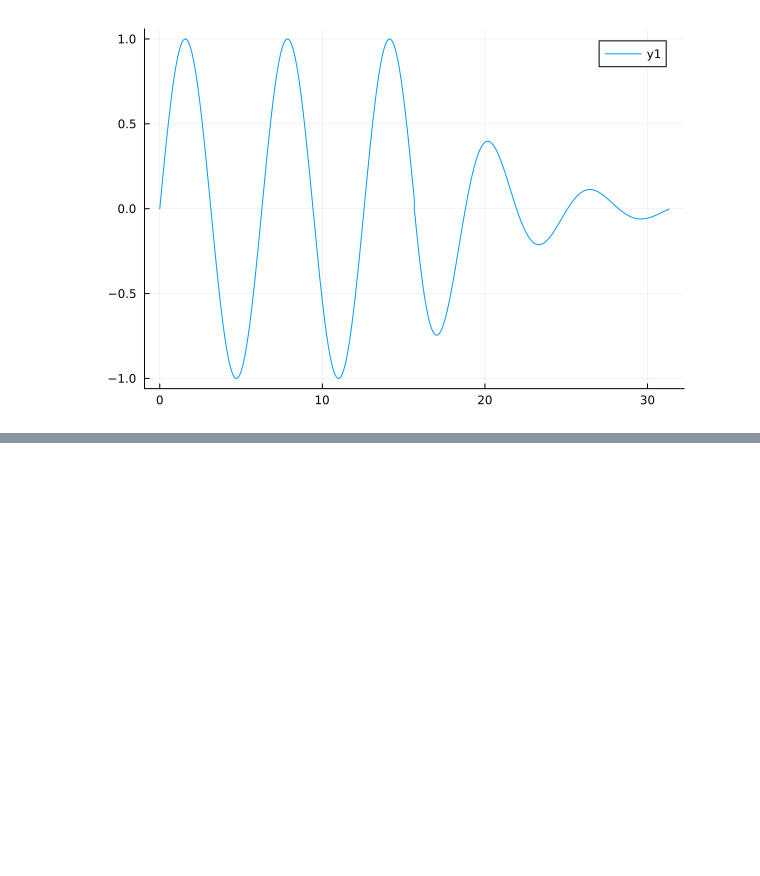
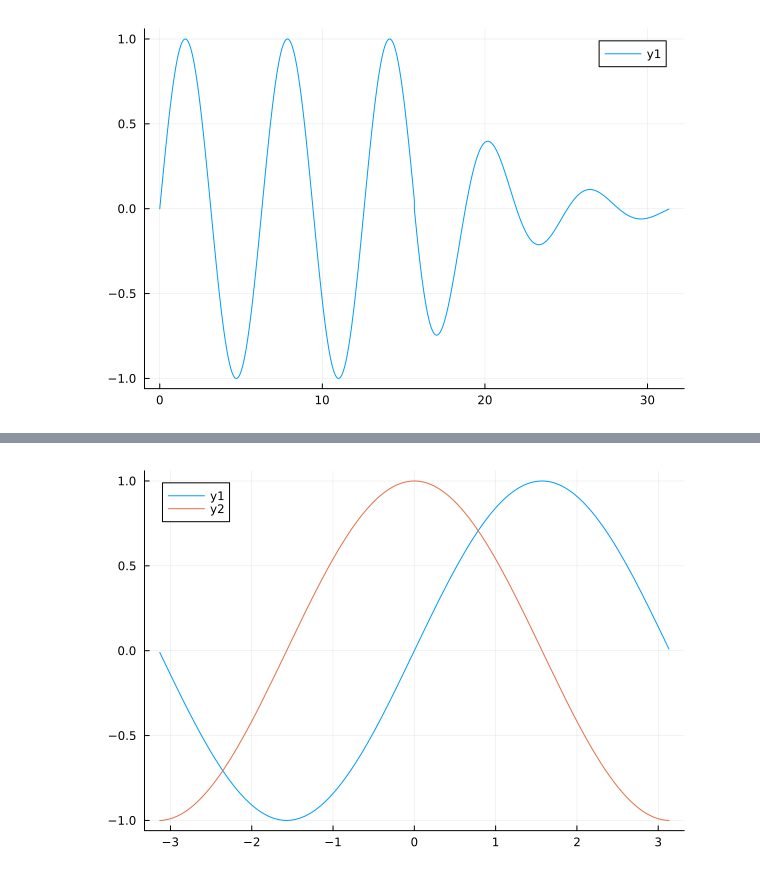
Before and after one commit to damiansp/julia, a Jupyter notebook: practical/04_plotting/plots.ipynb, the cells around one changed output, grey strips where cells are left out. Drawn from its saved outputs; the diff is of its cells as text; code cells hidden in the pictures; blank space fills up the shorter version.

```diff
--- a/practical/04_plotting/plots.ipynb
+++ b/practical/04_plotting/plots.ipynb
@@ -67,0 +72,4 @@ plot([x; 5n .+ x], [sin.(x); -exp.(-x .* 0.2) .* sin.(x)])
+# %%
+plot!(cos)
+# %% [output]
+[figure, added]
```
Also changed, not shown: parts of 4 cells of this notebook.
